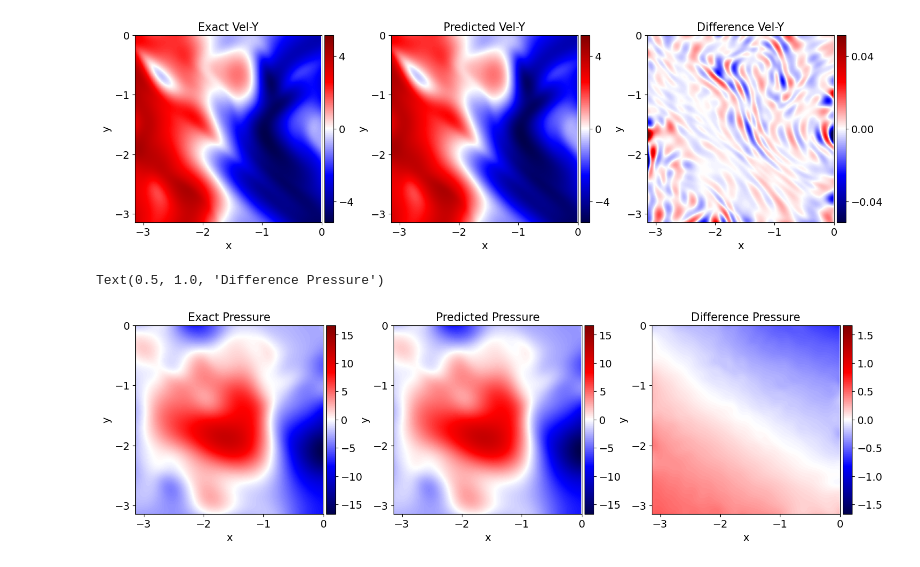
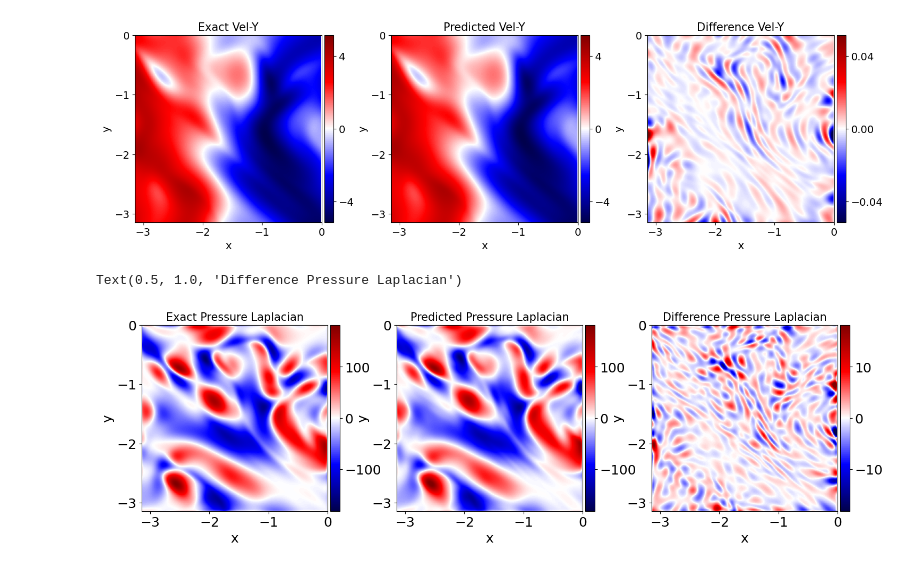
Before and after one commit to parfenyev/2d-turb-PINN, a Jupyter notebook: PINN/PINN.ipynb, the cells around one changed output. Drawn from its saved outputs; the diff is of its cells as text; code cells hidden in the pictures.

```diff
--- a/PINN/PINN.ipynb
+++ b/PINN/PINN.ipynb
@@ -611,7 +611,7 @@ t_eqs = np.vstack((t_train, t_col))
 # %% [markdown]
 ### Application of noise
 # %%
-eps = 0
+eps = 0.05
 
 factor_u = 1 + eps*np.random.randn(N_train,1)
 factor_v = 1 + eps*np.random.randn(N_train,1)
@@ -639,9 +644,9 @@ torch.save([model.lambda_1, model.lambda_2], './saved_models/A01_params_250_7_30
 # %% [markdown]
 #### Load Model
 # %%
-model.dnn.load_state_dict(torch.load('./saved_models/noise_0/A01_dnn_250_7_30_5_30+60k_s41.pth', map_location=device))
-model.dnn2.load_state_dict(torch.load('./saved_models/noise_0/A01_dnn2_250_7_30_5_30+60k_s41.pth', map_location=device))
-[model.lambda1, model.lambda2] = torch.load('./saved_models/noise_0/A01_params_250_7_30_5_30+60k_s41.pt', map_location=device)
+model.dnn.load_state_dict(torch.load('./noise_0/A01_dnn_250_7_30_5_30+60k_s41.pth'))
+model.dnn2.load_state_dict(torch.load('./noise_0/A01_dnn2_250_7_30_5_30+60k_s41.pth'))
+[model.lambda1, model.lambda2] = torch.load('./noise_0/A01_params_250_7_30_5_30+60k_s41.pt')
 # %% [markdown]
 # Prediction & Testing
 # %%
@@ -720,6 +822,12 @@ UU_exact = griddata(X_star, u_star.flatten(), (X, Y), method='nearest')
 VV_exact = griddata(X_star, v_star.flatten(), (X, Y), method='nearest')
 PP_exact = griddata(X_star, p_star.flatten(), (X, Y), method='nearest')
 
+Px_exact = np.gradient(PP_exact, np.pi/Nx, axis=1)
+Py_exact = np.gradient(PP_exact, np.pi/Ny, axis=0)
+Pxx_exact = np.gradient(Px_exact, np.pi/Nx, axis=1)
+Pyy_exact = np.gradient(Py_exact, np.pi/Ny, axis=0)
+P_laplace_exact = Pxx_exact + Pyy_exact
+
 # prediction
 u_pred, v_pred, p_pred, fx_pred, fy_pred, \
             fu_pred, fv_pred, fdiv_pred, f2div_pred = model.predict(x_star, y_star, t_star)
@@ -730,10 +838,17 @@ PP_pred = griddata(X_star, p_pred.flatten(), (X, Y), method='nearest')
 FFX_pred = griddata(X_star, fx_pred.flatten(), (X, Y), method='nearest')
 FFY_pred = griddata(X_star, fy_pred.flatten(), (X, Y), method='nearest')
 
+Px_pred = np.gradient(PP_pred, np.pi/Nx, axis=1)
+Py_pred = np.gradient(PP_pred, np.pi/Ny, axis=0)
+Pxx_pred = np.gradient(Px_pred, np.pi/Nx, axis=1)
+Pyy_pred = np.gradient(Py_pred, np.pi/Ny, axis=0)
+P_laplace_pred = Pxx_pred + Pyy_pred
+
 error_vel = np.sqrt(np.mean((UU_pred-UU_exact)**2 + (VV_pred-VV_exact)**2)/np.mean(UU_exact**2 + VV_exact**2))
-error_p = np.linalg.norm(p_star.flatten()-np.mean(p_star.flatten())-p_pred.flatten()+np.mean(p_pred.flatten()),2)/np.linalg.norm(p_star.flatten()-np.mean(p_star.flatten()),2)
+error_p = np.sqrt(np.mean((P_laplace_pred-P_laplace_exact)**2)/np.mean(P_laplace_exact**2))
+#error_p = np.linalg.norm(p_star.flatten()-np.mean(p_star.flatten())-p_pred.flatten()+np.mean(p_pred.flatten()),2)/np.linalg.norm(p_star.flatten()-np.mean(p_star.flatten()),2)
 
 print('Error vel: %.5f%%' % (error_vel*100))
-print('Error p: %.5f%%' % (error_p*100))
+print('Error laplace p: %.5f%%' % (error_p*100))
 # %% [output]
 Error vel: 0.20915%
@@ -885,12 +1007,12 @@ fig = plt.figure(figsize=(17, 7))
 ax = fig.add_subplot(111)
 ax.remove()
 
-########     Exact Pressure     ###########
+########     Exact Laplace Pressure     ###########
 gs2 = gridspec.GridSpec(1, 3)
 gs2.update(top=1, bottom=1-1/2, left=0.1, right=0.9, hspace=0.2)
 ax = plt.subplot(gs2[:, 0])
-limit = max(abs(np.min(PP_exact-np.mean(PP_exact))), abs(np.max(PP_exact-np.mean(PP_exact))))
-h = ax.imshow(PP_exact-np.mean(PP_exact), cmap='seismic', vmin=-limit, vmax=limit,
+limit = max(abs(np.min(P_laplace_exact)), abs(np.max(P_laplace_exact)))
+h = ax.imshow(P_laplace_exact, cmap='seismic', vmin=-limit, vmax=limit,
               extent=[x_star.min(), x_star.max(), y_star.min(), y_star.max()],
               origin='lower', aspect='auto')
 divider = make_axes_locatable(ax)
@@ -902,41 +1024,41 @@ ax.set_ylabel('y')
 ax.set_xticks(np.arange(-3, 0.1, step=1))
 ax.set_yticks(np.arange(-3, 0.1, step=1))
 ax.set_aspect('equal', 'box')
-ax.set_title('Exact Pressure', fontsize = 15)
+ax.set_title('Exact Pressure Laplacian', fontsize = 15)
 
-########     Predicted Pressure     ###########
+########     Predicted Laplace Pressure     ###########
 ax = plt.subplot(gs2[:, 1])
-h = ax.imshow(PP_pred-np.mean(PP_pred), cmap='seismic', vmin=-limit, vmax=limit,
+h = ax.imshow(P_laplace_pred, cmap='seismic', vmin=-limit, vmax=limit,
               extent=[x_star.min(), x_star.max(), y_star.min(), y_star.max()],
               origin='lower', aspect='auto')
 divider = make_axes_locatable(ax)
 cax = divider.append_axes("right", size="5%", pad=0.05)
 
 fig.colorbar(h, cax=cax)
 ax.set_xlabel('x')
 ax.set_ylabel('y')
 ax.set_xticks(np.arange(-3, 0.1, step=1))
 ax.set_yticks(np.arange(-3, 0.1, step=1))
 ax.set_aspect('equal', 'box')
-ax.set_title('Predicted Pressure', fontsize = 15)
+ax.set_title('Predicted Pressure Laplacian', fontsize = 15)
 
 ########     Difference      ###########
 ax = plt.subplot(gs2[:, 2])
-h = ax.imshow(PP_pred-np.mean(PP_pred)-PP_exact+np.mean(PP_exact), cmap='seismic', vmin=-limit/10, vmax=limit/10,
+h = ax.imshow(P_laplace_exact-P_laplace_pred, cmap='seismic', vmin=-limit/10, vmax=limit/10,
               extent=[x_star.min(), x_star.max(), y_star.min(), y_star.max()],
               origin='lower', aspect='auto')
 divider = make_axes_locatable(ax)
 cax = divider.append_axes("right", size="5%", pad=0.05)
 
 fig.colorbar(h, cax=cax)
 ax.set_xlabel('x')
 ax.set_ylabel('y')
 ax.set_xticks(np.arange(-3, 0.1, step=1))
 ax.set_yticks(np.arange(-3, 0.1, step=1))
 ax.set_aspect('equal', 'box')
-ax.set_title('Difference Pressure', fontsize = 15)
+ax.set_title('Difference Pressure Laplacian', fontsize = 15)
 
-#plt.savefig('./P.svg', format="svg", bbox_inches='tight')
+#plt.savefig('./P_laplace.svg', format="svg", bbox_inches='tight')
 # %% [output]
-Text(0.5, 1.0, 'Difference Pressure')
+Text(0.5, 1.0, 'Difference Pressure Laplacian')
-[figure, old version]
+[figure, new version]
```
Also changed, not shown: parts of 18 cells of this notebook.
